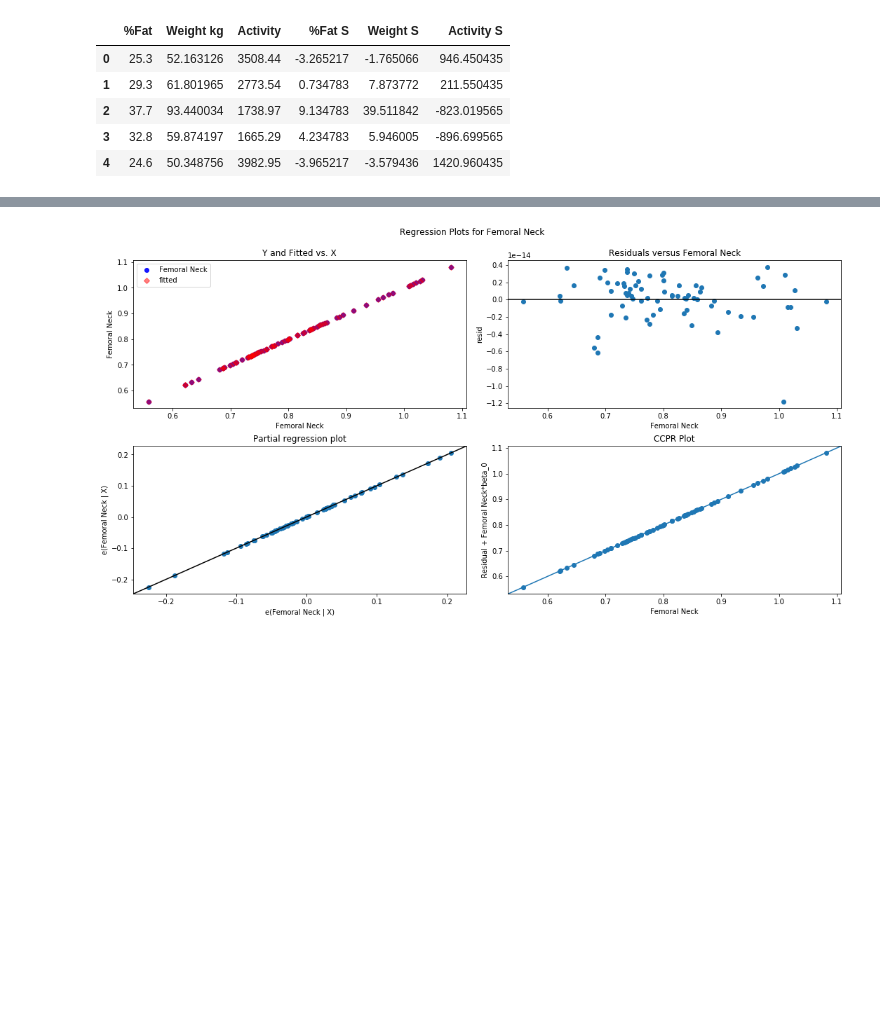
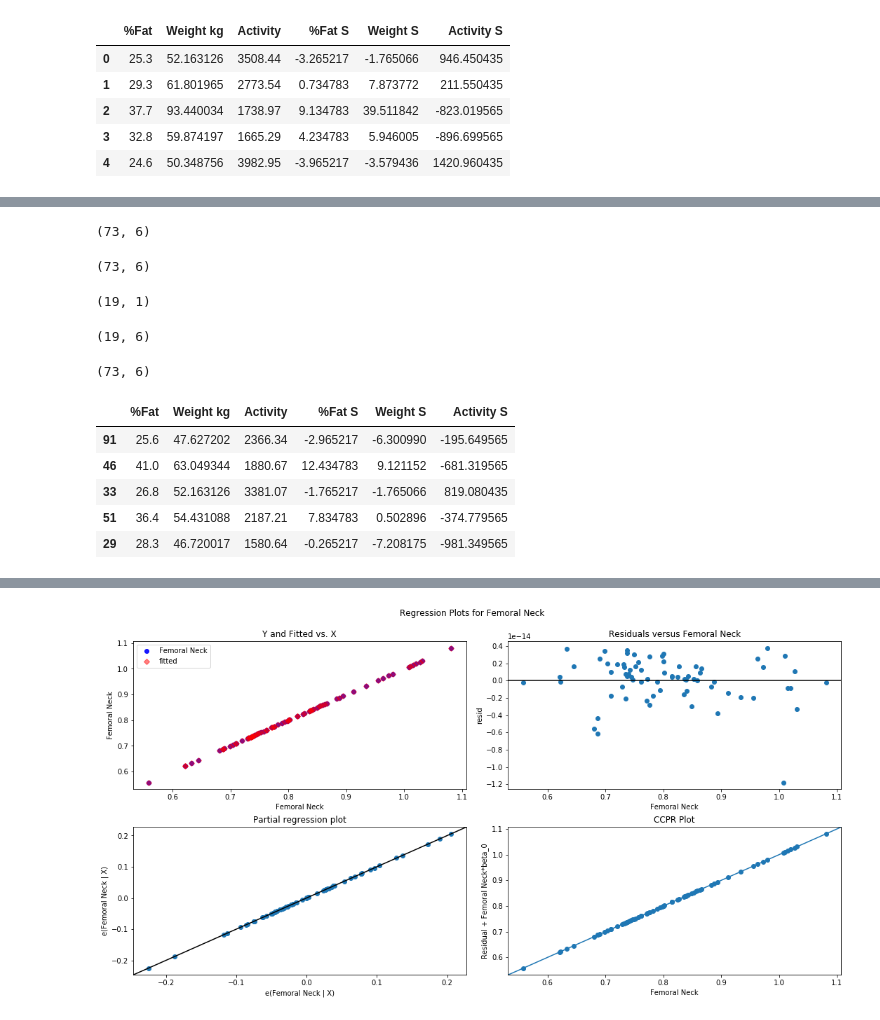
Before and after one commit to imamun93/multicollinearity_regression, a Jupyter notebook: MulticollinearityRegression.ipynb, the cells around one changed output, grey strips where cells are left out. Saved outputs shown, nothing was run; the diff lists cells and outputs as text; code cells hidden in the pictures; blank space fills up the shorter version.

Commit message:
fix error with test-train-split

```diff
--- a/MulticollinearityRegression.ipynb
+++ b/MulticollinearityRegression.ipynb
@@ -105,6 +105,6 @@ Prepare for model
 # %%
 model= LinearRegression()
 # %%
-x= data.drop(['Femoral Neck'], axis=1)
-y= data[['Femoral Neck']]
+m= data.drop(['Femoral Neck'], axis=1)
+w= data[['Femoral Neck']]
 # %%
@@ -128,5 +123,5 @@ y.head()
 # %%
-X_train, X_test, y_train, y_test= train_test_split(data, y, test_size= 0.2, random_state= 14)
+X_train, X_test, y_train, y_test= train_test_split(m, w, test_size= 0.2, random_state= 14)
 # %%
 print('X_train: ',X_train)
 print('X_test: ',X_test)
@@ -152,0 +152,31 @@ X_train:      Femoral Neck  %Fat  Weight kg  Activity     %Fat S   Weight S   Ac
+# %%
+X_train.shape
+# %% [output]
+(73, 6)
+# %%
+frames = [X_train]
+train_data= pd.concat(frames)
+train_data.shape
+# %% [output]
+(73, 6)
+# %%
+y_test.shape
+# %% [output]
+(19, 1)
+# %%
+X_test.shape
+# %% [output]
+(19, 6)
+# %%
+X_train.shape
+# %% [output]
+(73, 6)
+# %%
+X_train.head()
+# %% [output]
+|  | %Fat | Weight kg | Activity | %Fat S | Weight S | Activity S |
+| 91 | 25.6 | 47.627202 | 2366.34 | -2.965217 | -6.300990 | -195.649565 |
+| 46 | 41.0 | 63.049344 | 1880.67 | 12.434783 | 9.121152 | -681.319565 |
+| 33 | 26.8 | 52.163126 | 3381.07 | -1.765217 | -1.765066 | 819.080435 |
+| 51 | 36.4 | 54.431088 | 2187.21 | 7.834783 | 0.502896 | -374.779565 |
+| 29 | 28.3 | 46.720017 | 1580.64 | -0.265217 | -7.208175 | -981.349565 |
```
Also changed, not shown: parts of 14 cells of this notebook.
